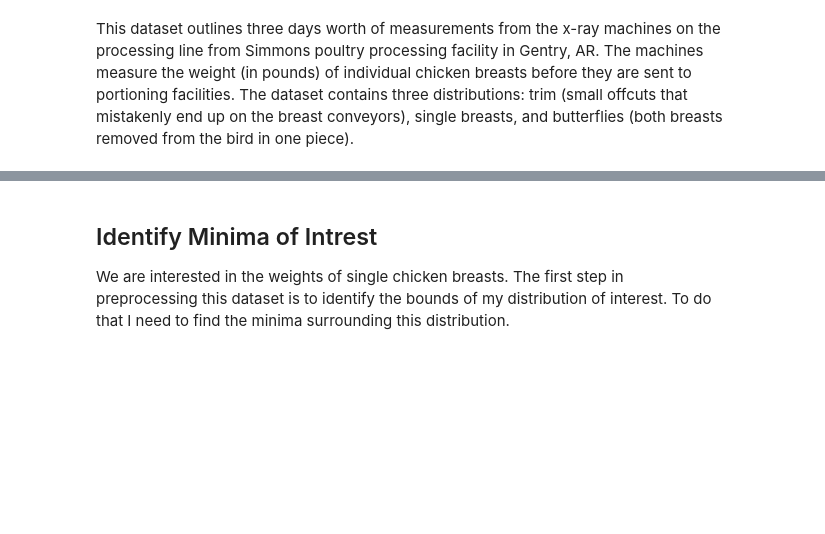
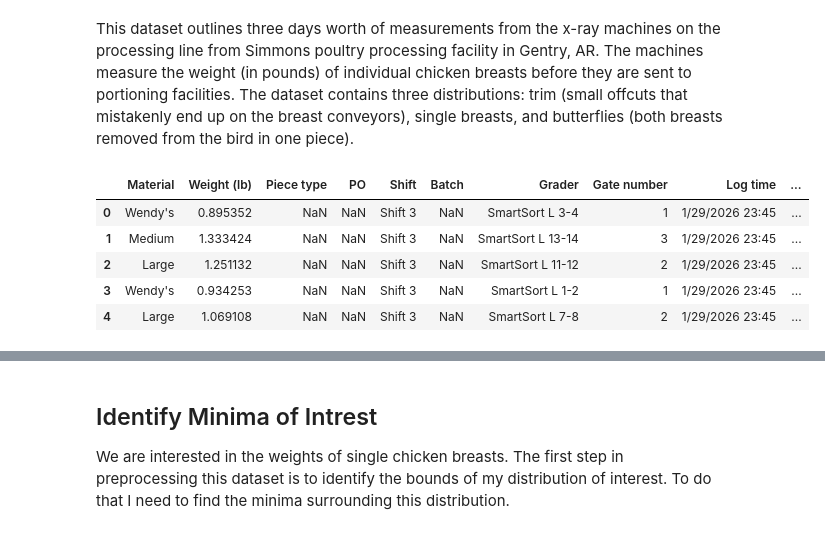
Before and after one commit to laurenjones08/simmons-portioning-tool, a Jupyter notebook: showcase-presentations/showcase_pres_2.ipynb, the cells around one changed output, grey strips where cells are left out. Cells and saved outputs as stored; diff of their text form; code cells hidden in the pictures; blank space fills up the shorter version.

```diff
--- a/showcase-presentations/showcase_pres_2.ipynb
+++ b/showcase-presentations/showcase_pres_2.ipynb
@@ -22,9 +23,16 @@ from scipy.optimize import minimize
 # %%
 # ingest data
-df = pd.DataFrame(pd.read_csv('data/piecewise_data1.csv'))
+df = pd.DataFrame(pd.read_csv(r'C:\Users\logan.LOGANSPC\Downloads\Innova_PieceLog_BEN_1-29.csv'))
 df[['Weight (g)']] = df[['Weight (lb)']] * 453.592 # convert lbs to grams
 x = df[['Weight (g)']].values
 df.head()
+# %% [output]
+|  | Material | Weight (lb) | Piece type | PO | Shift | Batch | Grader | Gate number | Log time | ... |
+| 0 | Wendy's | 0.895352 | NaN | NaN | Shift 3 | NaN | SmartSort L 3-4 | 1 | 1/29/2026 23:45 | ... |
+| 1 | Medium | 1.333424 | NaN | NaN | Shift 3 | NaN | SmartSort L 13-14 | 3 | 1/29/2026 23:45 | ... |
+| 2 | Large | 1.251132 | NaN | NaN | Shift 3 | NaN | SmartSort L 11-12 | 2 | 1/29/2026 23:45 | ... |
+| 3 | Wendy's | 0.934253 | NaN | NaN | Shift 3 | NaN | SmartSort L 1-2 | 1 | 1/29/2026 23:45 | ... |
+| 4 | Large | 1.069108 | NaN | NaN | Shift 3 | NaN | SmartSort L 7-8 | 2 | 1/29/2026 23:45 | ... |
 # %%
 plt.figure(figsize=(12, 6))
 sns.histplot(x, color='blue')
```
Also changed, not shown: parts of 12 cells of this notebook.
